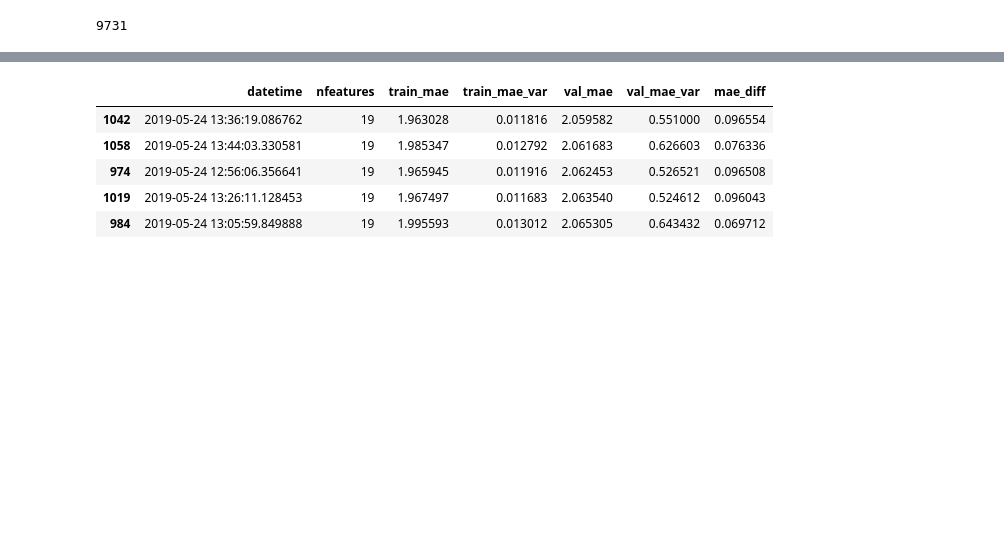
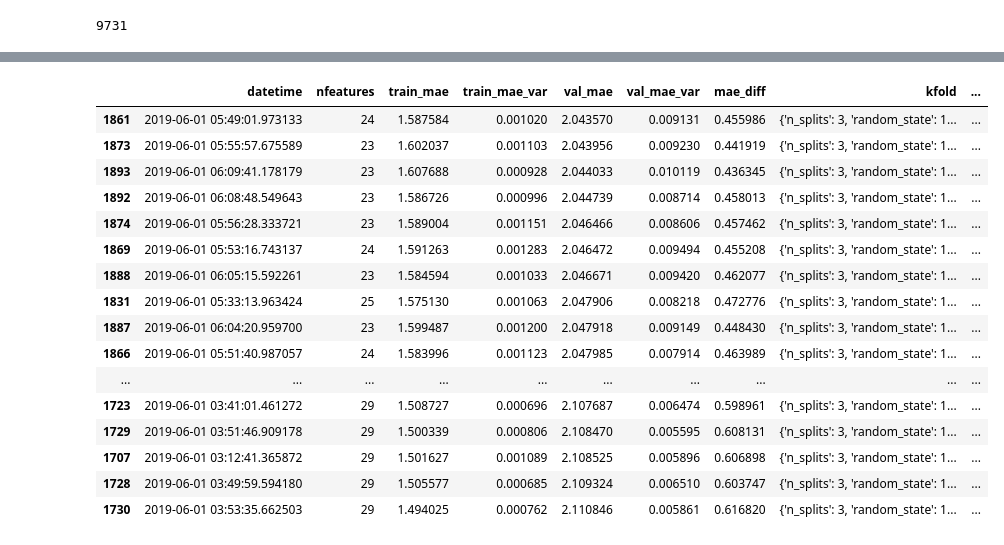
Before and after one commit to arhow/LANLEarthquakePrediction2019, a Jupyter notebook: catboost4.ipynb, the cells around one changed output, grey strips where cells are left out. Saved outputs shown, nothing was run; the diff lists cells and outputs as text; code cells hidden in the pictures; blank space fills up the shorter version.

```diff
--- a/catboost4.ipynb
+++ b/catboost4.ipynb
@@ -327,5 +327,26 @@ width_frist_rfe(df_train, param, mytrial, score, df_test=df_test, remark='wf 168
 for trial_i in mytrial:
     db.insert(trial_i)
 df_trial = db.select()
+# %%
+df_trial['kfold'] = df_trial['param'].apply(lambda x: x['kfold'])
+df_trial['algorithm-init'] = df_trial['param'].apply(lambda x: x['algorithm']['init'])
 # %%
-df_trial[(df_trial['remark']=='wf 1686')].sort_values(by=['val_mae'])[['datetime','nfeatures', 'train_mae','train_mae_var','val_mae','val_mae_var','mae_diff']].head(10)
+df_trial[(df_trial['remark']=='wf 1705')].sort_values(by=['val_mae'])[['datetime','nfeatures', 'train_mae','train_mae_var','val_mae','val_mae_var','mae_diff','kfold','algorithm-init']]
+# %% [output]
+|  | datetime | nfeatures | train_mae | train_mae_var | val_mae | val_mae_var | mae_diff | kfold | ... |
+| 1861 | 2019-06-01 05:49:01.973133 | 24 | 1.587584 | 0.001020 | 2.043570 | 0.009131 | 0.455986 | {'n_splits': 3, 'random_state': 1... | ... |
+| 1873 | 2019-06-01 05:55:57.675589 | 23 | 1.602037 | 0.001103 | 2.043956 | 0.009230 | 0.441919 | {'n_splits': 3, 'random_state': 1... | ... |
+| 1893 | 2019-06-01 06:09:41.178179 | 23 | 1.607688 | 0.000928 | 2.044033 | 0.010119 | 0.436345 | {'n_splits': 3, 'random_state': 1... | ... |
+| 1892 | 2019-06-01 06:08:48.549643 | 23 | 1.586726 | 0.000996 | 2.044739 | 0.008714 | 0.458013 | {'n_splits': 3, 'random_state': 1... | ... |
+| 1874 | 2019-06-01 05:56:28.333721 | 23 | 1.589004 | 0.001151 | 2.046466 | 0.008606 | 0.457462 | {'n_splits': 3, 'random_state': 1... | ... |
+| 1869 | 2019-06-01 05:53:16.743137 | 24 | 1.591263 | 0.001283 | 2.046472 | 0.009494 | 0.455208 | {'n_splits': 3, 'random_state': 1... | ... |
+| 1888 | 2019-06-01 06:05:15.592261 | 23 | 1.584594 | 0.001033 | 2.046671 | 0.009420 | 0.462077 | {'n_splits': 3, 'random_state': 1... | ... |
+| 1831 | 2019-06-01 05:33:13.963424 | 25 | 1.575130 | 0.001063 | 2.047906 | 0.008218 | 0.472776 | {'n_splits': 3, 'random_state': 1... | ... |
+| 1887 | 2019-06-01 06:04:20.959700 | 23 | 1.599487 | 0.001200 | 2.047918 | 0.009149 | 0.448430 | {'n_splits': 3, 'random_state': 1... | ... |
+| 1866 | 2019-06-01 05:51:40.987057 | 24 | 1.583996 | 0.001123 | 2.047985 | 0.007914 | 0.463989 | {'n_splits': 3, 'random_state': 1... | ... |
+| ... | ... | ... | ... | ... | ... | ... | ... | ... | ... |
+| 1723 | 2019-06-01 03:41:01.461272 | 29 | 1.508727 | 0.000696 | 2.107687 | 0.006474 | 0.598961 | {'n_splits': 3, 'random_state': 1... | ... |
+| 1729 | 2019-06-01 03:51:46.909178 | 29 | 1.500339 | 0.000806 | 2.108470 | 0.005595 | 0.608131 | {'n_splits': 3, 'random_state': 1... | ... |
+| 1707 | 2019-06-01 03:12:41.365872 | 29 | 1.501627 | 0.001089 | 2.108525 | 0.005896 | 0.606898 | {'n_splits': 3, 'random_state': 1... | ... |
+| 1728 | 2019-06-01 03:49:59.594180 | 29 | 1.505577 | 0.000685 | 2.109324 | 0.006510 | 0.603747 | {'n_splits': 3, 'random_state': 1... | ... |
+| 1730 | 2019-06-01 03:53:35.662503 | 29 | 1.494025 | 0.000762 | 2.110846 | 0.005861 | 0.616820 | {'n_splits': 3, 'random_state': 1... | ... |
@@ -396,11 +353,2 @@ df_trial = db.select()
-# %%
-df_trial[(df_trial['remark']=='tune 794')&(df_trial['mae_diff']<.1)].sort_values(by=['val_mae'])[['datetime','nfeatures', 'train_mae','train_mae_var','val_mae','val_mae_var','mae_diff']].head()
-# %% [output]
-|  | datetime | nfeatures | train_mae | train_mae_var | val_mae | val_mae_var | mae_diff |
-| 1042 | 2019-05-24 13:36:19.086762 | 19 | 1.963028 | 0.011816 | 2.059582 | 0.551000 | 0.096554 |
-| 1058 | 2019-05-24 13:44:03.330581 | 19 | 1.985347 | 0.012792 | 2.061683 | 0.626603 | 0.076336 |
-| 974 | 2019-05-24 12:56:06.356641 | 19 | 1.965945 | 0.011916 | 2.062453 | 0.526521 | 0.096508 |
-| 1019 | 2019-05-24 13:26:11.128453 | 19 | 1.967497 | 0.011683 | 2.063540 | 0.524612 | 0.096043 |
-| 984 | 2019-05-24 13:05:59.849888 | 19 | 1.995593 | 0.013012 | 2.065305 | 0.643432 | 0.069712 |
 # %%
 db.commit()
```
Also changed, not shown: parts of 13 cells of this notebook, 14 other files.
